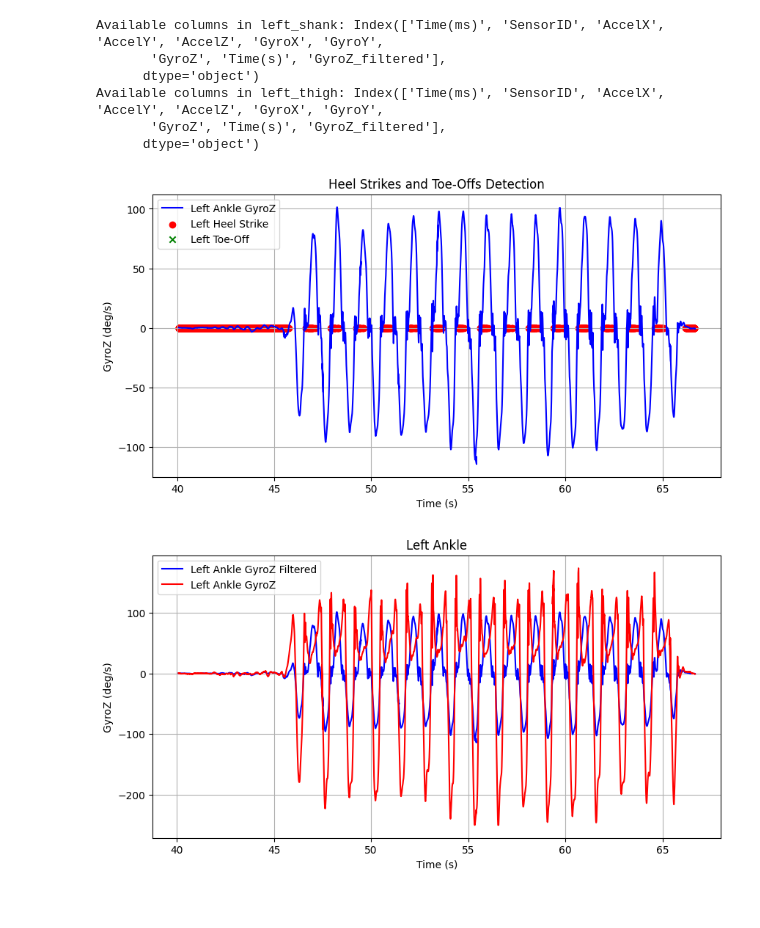
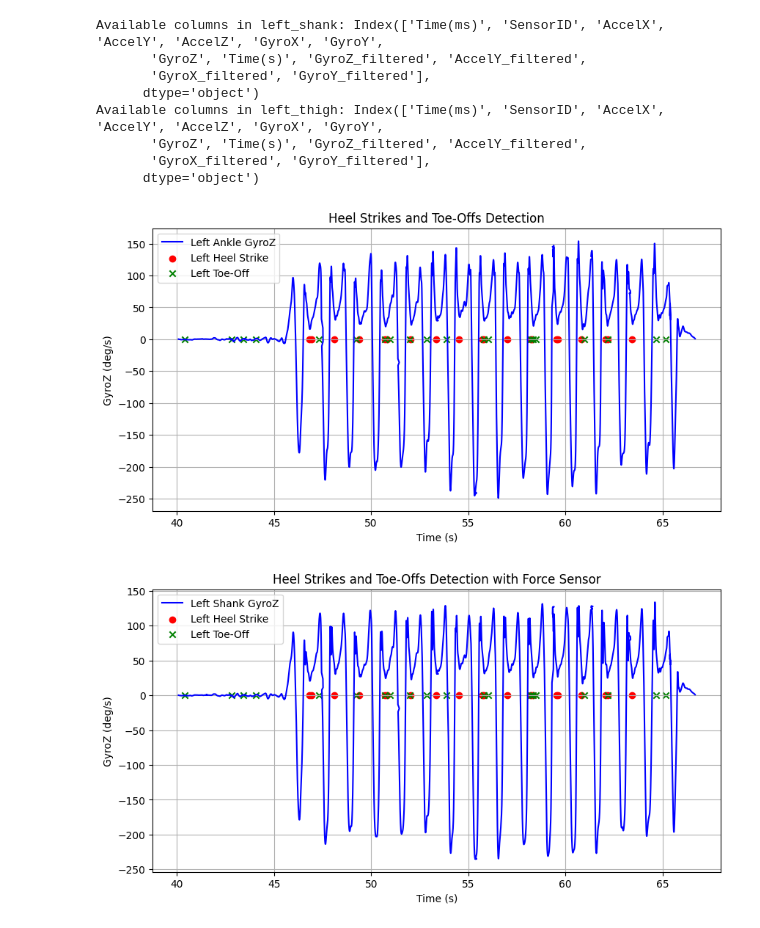
Before and after one commit to manoj1749/gait-research, a Jupyter notebook: New_Dataset/15-3-25/analysis.ipynb, the cells around one changed output. Cells and saved outputs as stored; diff of their text form; code cells hidden in the pictures.

```diff
--- a/New_Dataset/15-3-25/analysis.ipynb
+++ b/New_Dataset/15-3-25/analysis.ipynb
@@ -48,16 +48,22 @@ def high_pass_filter(data, cutoff=0.1, fs=100, order=2):
 # -------------------------------
 # 4. Detect Heel Strikes & Toe-Offs from Force Sensors
 # -------------------------------
-def detect_gait_events(force_data, threshold=1000):
-    peaks, _ = find_peaks(force_data["ForceValue"], height=threshold)  # Heel Strike Detection
-    valleys = (force_data["ForceValue"].diff() < -500).to_numpy().nonzero()[0]  # Toe-Off Detection
+# Function to detect gait events (Heel Strikes and Toe-Offs)
+def detect_gait_events(force_data, heel_threshold=1500, toe_threshold=-500):
+    # Heel Strike Detection: Find peaks where force is greater than threshold
+    peaks, _ = find_peaks(force_data["ForceValue"], height=heel_threshold, distance=100)  # distance ensures minimum separation between peaks
+
+    # Toe-Off Detection: Look for large negative differences in force
+    force_diff = force_data["ForceValue"].diff()
+    valleys = force_diff[force_diff < toe_threshold].dropna().index  # Detect sharp drops in force
+
     return force_data["Time(s)"].iloc[peaks], force_data["Time(s)"].iloc[valleys]
 
 # -------------------------------
 # 5. Compute Joint Angles (Knee, Ankle)
 # -------------------------------
 def integrate_gyro(gyro_data, time, initial_angle=0):
-    angle = np.cumsum(gyro_data * np.diff(time, prepend=time[0]))  # Numerical Integration
+    angle = np.cumsum(gyro_data * np.gradient(time))  # Numerical Integration
     return angle - np.mean(angle[:50]) + initial_angle  # Drift Correction
 
 # -------------------------------
@@ -89,14 +95,14 @@ def compute_gait_symmetry(left_steps, right_steps):
 # -------------------------------
 # 9. Load Data and Perform Analysis
 # -------------------------------
-left_thigh_file = "../dataset_formatted_15-3-2025/IMU/test1/LT.csv"
-left_shank_file = "../dataset_formatted_15-3-2025/IMU/test1/LS.csv"
-left_ankle_file = "../dataset_formatted_15-3-2025/IMU/test1/LA.csv"
-right_thigh_file = "../dataset_formatted_15-3-2025/IMU/test1/RT.csv"
-right_shank_file = "../dataset_formatted_15-3-2025/IMU/test1/RS.csv"
-right_ankle_file = "../dataset_formatted_15-3-2025/IMU/test1/RA.csv"
-left_force_file = "../Test_13-3-2025/Left_Force/test1.csv"
-right_force_file = "../Test_13-3-2025/Right_Force/test1.csv"
+left_thigh_file = "../dataset_formatted_13-3-2025_Specimen_1/IMU/test1/LT.csv"
+left_shank_file = "../dataset_formatted_13-3-2025_Specimen_1/IMU/test1/LS.csv"
+left_ankle_file = "../dataset_formatted_13-3-2025_Specimen_1/IMU/test1/LA.csv"
+right_thigh_file = "../dataset_formatted_13-3-2025_Specimen_1/IMU/test1/RT.csv"
+right_shank_file = "../dataset_formatted_13-3-2025_Specimen_1/IMU/test1/RS.csv"
+right_ankle_file = "../dataset_formatted_13-3-2025_Specimen_1/IMU/test1/RA.csv"
+left_force_file = "../Test_13-3-2025/Specimen_1/Left_Force/test1.csv"
+right_force_file = "../Test_13-3-2025/Specimen_1/Right_Force/test1.csv"
 
 # imu_data = load_imu_data(imu_file)
 left_thigh_data = load_imu_data(left_thigh_file)
@@ -142,7 +161,7 @@ right_knee_angle = integrate_gyro(right_shank_data["GyroZ_filtered"].iloc[:min_l
 # %%
 # Detect Gait Events
-left_heel_strikes, left_toe_offs = detect_gait_events(left_force_data)
-right_heel_strikes, right_toe_offs = detect_gait_events(right_force_data)
+left_heel_strikes, left_toe_offs = detect_gait_events(left_force_data, heel_threshold=2850, toe_threshold=-170)
+right_heel_strikes, right_toe_offs = detect_gait_events(right_force_data, heel_threshold=2400, toe_threshold=-185)
 
 # Compute Gait Parameters
 left_step_times, left_stride_times, left_cadence, left_variability = compute_temporal_parameters(left_heel_strikes)
@@ -245,10 +264,12 @@ print("Available columns in left_shank:", left_shank_data.columns)
 print("Available columns in left_thigh:", left_thigh_data.columns)
 # %% [output]
 Available columns in left_shank: Index(['Time(ms)', 'SensorID', 'AccelX', 'AccelY', 'AccelZ', 'GyroX', 'GyroY',
-       'GyroZ', 'Time(s)', 'GyroZ_filtered'],
+       'GyroZ', 'Time(s)', 'GyroZ_filtered', 'AccelY_filtered',
+       'GyroX_filtered', 'GyroY_filtered'],
       dtype='object')
 Available columns in left_thigh: Index(['Time(ms)', 'SensorID', 'AccelX', 'AccelY', 'AccelZ', 'GyroX', 'GyroY',
-       'GyroZ', 'Time(s)', 'GyroZ_filtered'],
+       'GyroZ', 'Time(s)', 'GyroZ_filtered', 'AccelY_filtered',
+       'GyroX_filtered', 'GyroY_filtered'],
       dtype='object')
 # %%
 # -------------------------------
@@ -268,24 +289,24 @@ plt.grid()
 plt.title("Heel Strikes and Toe-Offs Detection")
 plt.show(block=True)
 # %% [output]
-[figure, old version]
+[figure, new version]
 # %%
 # -------------------------------
 # Plot Heel Strikes & Toe-Offs
 # -------------------------------
 plt.figure(figsize=(10, 5))
 
 # Plot GyroZ for left ankle
-plt.plot(left_ankle_data["Time(s)"], left_ankle_data["GyroZ_filtered"], label="Left Ankle GyroZ Filtered", color='blue')
-# plt.scatter(left_heel_strikes, [0] * len(left_heel_strikes), marker='o', color='red', label="Left Heel Strike")
-# plt.scatter(left_toe_offs, [0] * len(left_toe_offs), marker='x', color='green', label="Left Toe-Off")
-plt.plot(left_ankle_data["Time(s)"], left_ankle_data["GyroZ"], label="Left Ankle GyroZ", color='red')
+plt.plot(left_shank_data["Time(s)"], left_shank_data["GyroZ_filtered"], label="Left Shank GyroZ", color='blue')
+plt.scatter(left_heel_strikes, [0] * len(left_heel_strikes), marker='o', color='red', label="Left Heel Strike")
+plt.scatter(left_toe_offs, [0] * len(left_toe_offs), marker='x', color='green', label="Left Toe-Off")
+# plt.plot(left_ankle_data["Time(s)"], left_ankle_data["GyroZ"], label="Left Ankle GyroZ", color='red')
 
 plt.xlabel("Time (s)")
 plt.ylabel("GyroZ (deg/s)")
 plt.legend()
 plt.grid()
-plt.title("Left Ankle")
+plt.title("Heel Strikes and Toe-Offs Detection with Force Sensor")
 plt.show(block=True)
 # %% [output]
-[figure, old version]
+[figure, new version]
```
Also changed, not shown: parts of 9 cells of this notebook, 1 other file.
